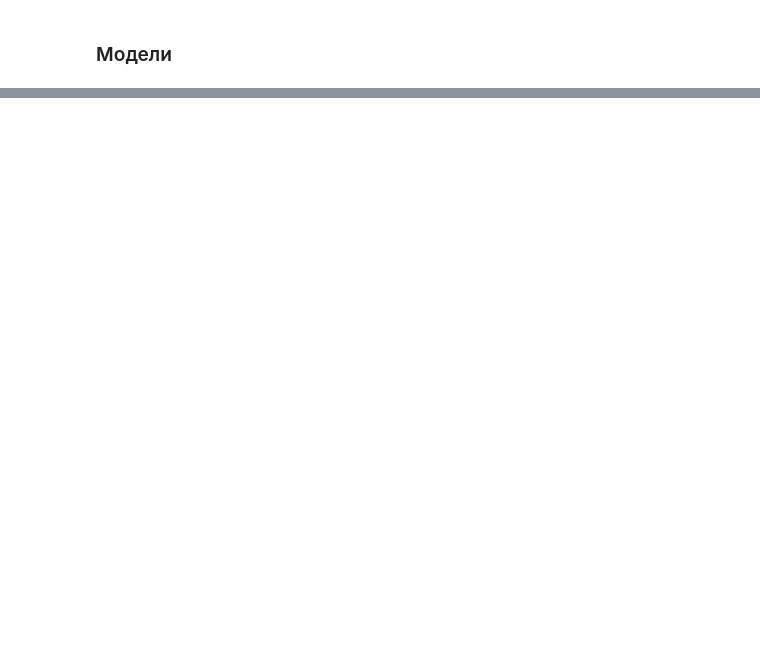
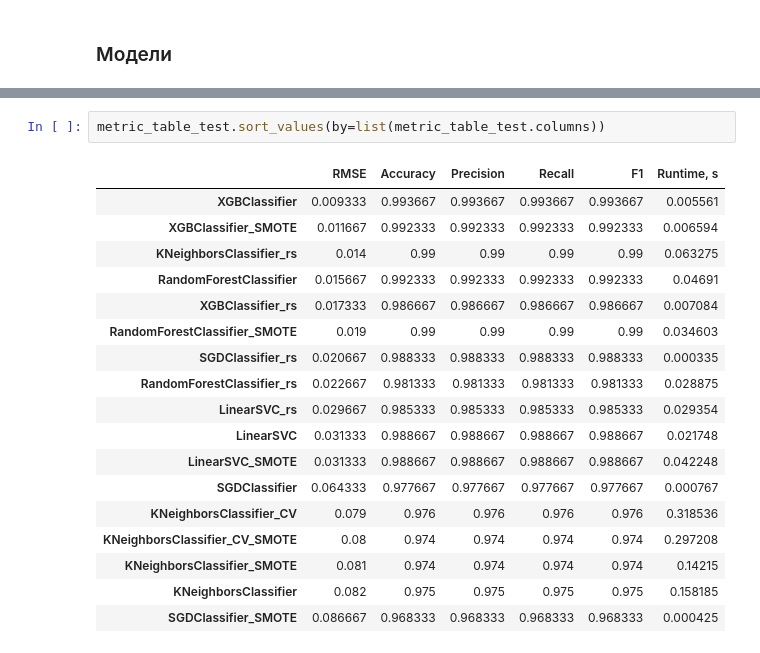
Before and after one commit to shustrov38/neimark_ml_course, a Jupyter notebook: hw1/src/main.ipynb, the cells around one changed output, grey strips where cells are left out. Drawn from its saved outputs; the diff is of its cells as text; blank space fills up the shorter version.

```diff
--- a/hw1/src/main.ipynb
+++ b/hw1/src/main.ipynb
@@ -542,0 +758,21 @@ time_table
+# %%
+metric_table_test.sort_values(by=list(metric_table_test.columns))
+# %% [output]
+|  | RMSE | Accuracy | Precision | Recall | F1 | Runtime, s |
+| XGBClassifier | 0.009333 | 0.993667 | 0.993667 | 0.993667 | 0.993667 | 0.005561 |
+| XGBClassifier_SMOTE | 0.011667 | 0.992333 | 0.992333 | 0.992333 | 0.992333 | 0.006594 |
+| KNeighborsClassifier_rs | 0.014 | 0.99 | 0.99 | 0.99 | 0.99 | 0.063275 |
+| RandomForestClassifier | 0.015667 | 0.992333 | 0.992333 | 0.992333 | 0.992333 | 0.04691 |
+| XGBClassifier_rs | 0.017333 | 0.986667 | 0.986667 | 0.986667 | 0.986667 | 0.007084 |
+| RandomForestClassifier_SMOTE | 0.019 | 0.99 | 0.99 | 0.99 | 0.99 | 0.034603 |
+| SGDClassifier_rs | 0.020667 | 0.988333 | 0.988333 | 0.988333 | 0.988333 | 0.000335 |
+| RandomForestClassifier_rs | 0.022667 | 0.981333 | 0.981333 | 0.981333 | 0.981333 | 0.028875 |
+| LinearSVC_rs | 0.029667 | 0.985333 | 0.985333 | 0.985333 | 0.985333 | 0.029354 |
+| LinearSVC | 0.031333 | 0.988667 | 0.988667 | 0.988667 | 0.988667 | 0.021748 |
+| LinearSVC_SMOTE | 0.031333 | 0.988667 | 0.988667 | 0.988667 | 0.988667 | 0.042248 |
+| SGDClassifier | 0.064333 | 0.977667 | 0.977667 | 0.977667 | 0.977667 | 0.000767 |
+| KNeighborsClassifier_CV | 0.079 | 0.976 | 0.976 | 0.976 | 0.976 | 0.318536 |
+| KNeighborsClassifier_CV_SMOTE | 0.08 | 0.974 | 0.974 | 0.974 | 0.974 | 0.297208 |
+| KNeighborsClassifier_SMOTE | 0.081 | 0.974 | 0.974 | 0.974 | 0.974 | 0.14215 |
+| KNeighborsClassifier | 0.082 | 0.975 | 0.975 | 0.975 | 0.975 | 0.158185 |
+| SGDClassifier_SMOTE | 0.086667 | 0.968333 | 0.968333 | 0.968333 | 0.968333 | 0.000425 |
```
Also changed, not shown: parts of 69 cells of this notebook.
